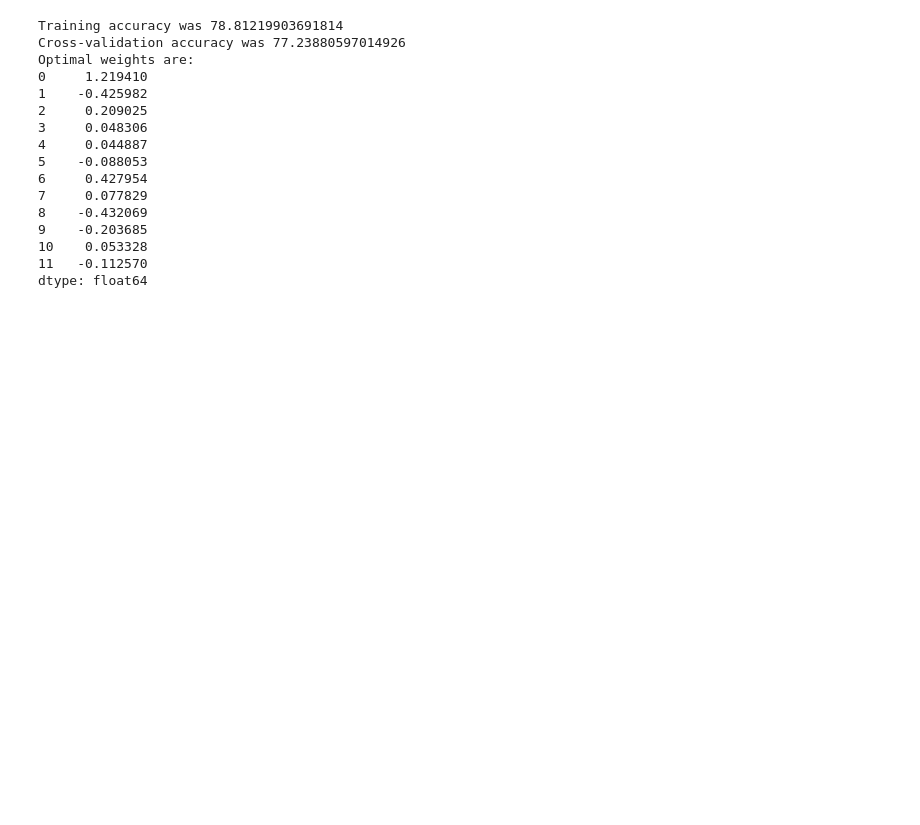
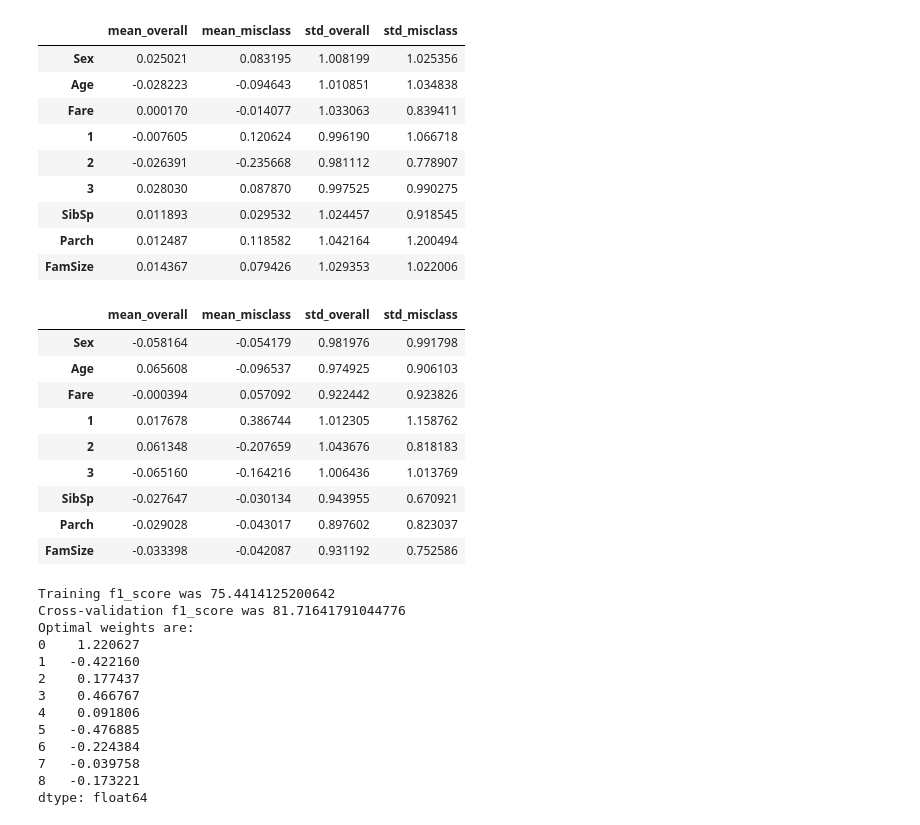
Before and after one commit to ariakoehler/kaggle_titanic, a Jupyter notebook: titanic.ipynb, the cells around one changed output. Cells and saved outputs as stored; diff of their text form; code cells hidden in the pictures; blank space fills up the shorter version.

```diff
--- a/titanic.ipynb
+++ b/titanic.ipynb
@@ -66,27 +64,44 @@ display(sb.heatmap(corr))
 # %%
-log_reg = tu.LogisticRegressor(max_it=2000, lambd=0.3, alpha=0.01)
+log_reg = tu.LogisticRegressor(max_it=5000, lambd=0.3, alpha=0.01, metric='f1_score')
 
-log_reg.fit(new_data, data_targets, portion_train=0.7)
+log_reg.fit(new_data, data_targets, portion_train=0.7, return_differences=True)
 
-print('Training accuracy was {}'.format(100 - log_reg.train_error))
-print('Cross-validation accuracy was {}'.format(100 - log_reg.cv_error))
+print('Training {} was {}'.format(log_reg.metric, 100 - log_reg.train_error))
+print('Cross-validation {} was {}'.format(log_reg.metric, 100 - log_reg.cv_error))
 print('Optimal weights are: \n{}'.format(log_reg.weights))
 # %% [output]
+|  | mean_overall | mean_misclass | std_overall | std_misclass |
+| Sex | 0.025021 | 0.083195 | 1.008199 | 1.025356 |
+| Age | -0.028223 | -0.094643 | 1.010851 | 1.034838 |
+| Fare | 0.000170 | -0.014077 | 1.033063 | 0.839411 |
+| 1 | -0.007605 | 0.120624 | 0.996190 | 1.066718 |
+| 2 | -0.026391 | -0.235668 | 0.981112 | 0.778907 |
+| 3 | 0.028030 | 0.087870 | 0.997525 | 0.990275 |
+| SibSp | 0.011893 | 0.029532 | 1.024457 | 0.918545 |
+| Parch | 0.012487 | 0.118582 | 1.042164 | 1.200494 |
+| FamSize | 0.014367 | 0.079426 | 1.029353 | 1.022006 |
+|  | mean_overall | mean_misclass | std_overall | std_misclass |
+| Sex | -0.058164 | -0.054179 | 0.981976 | 0.991798 |
+| Age | 0.065608 | -0.096537 | 0.974925 | 0.906103 |
+| Fare | -0.000394 | 0.057092 | 0.922442 | 0.923826 |
+| 1 | 0.017678 | 0.386744 | 1.012305 | 1.158762 |
+| 2 | 0.061348 | -0.207659 | 1.043676 | 0.818183 |
+| 3 | -0.065160 | -0.164216 | 1.006436 | 1.013769 |
+| SibSp | -0.027647 | -0.030134 | 0.943955 | 0.670921 |
+| Parch | -0.029028 | -0.043017 | 0.897602 | 0.823037 |
+| FamSize | -0.033398 | -0.042087 | 0.931192 | 0.752586 |
-Training accuracy was 78.81219903691814
-Cross-validation accuracy was 77.23880597014926
+Training f1_score was 75.4414125200642
+Cross-validation f1_score was 81.71641791044776
 Optimal weights are:
-0     1.219410
-1    -0.425982
-2     0.209025
-3     0.048306
-4     0.044887
-5    -0.088053
-6     0.427954
-7     0.077829
-8    -0.432069
-9    -0.203685
-10    0.053328
-11   -0.112570
+0    1.220627
+1   -0.422160
+2    0.177437
+3    0.466767
+4    0.091806
+5   -0.476885
+6   -0.224384
+7   -0.039758
+8   -0.173221
 dtype: float64
 # %%
 testing_data = tu.load('test')
```
Also changed, not shown: parts of 5 cells of this notebook, 1 other file.
